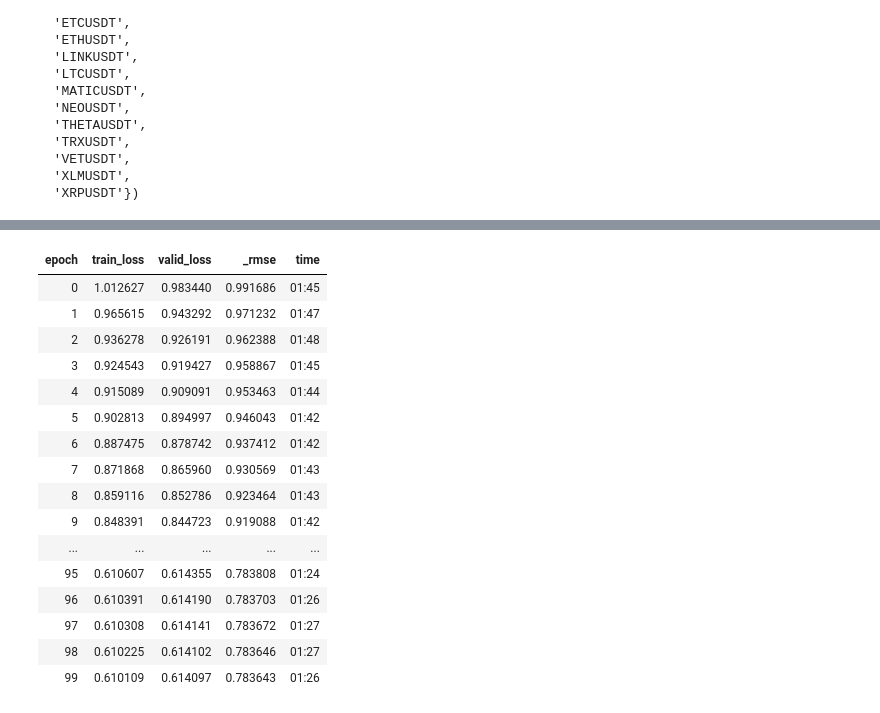
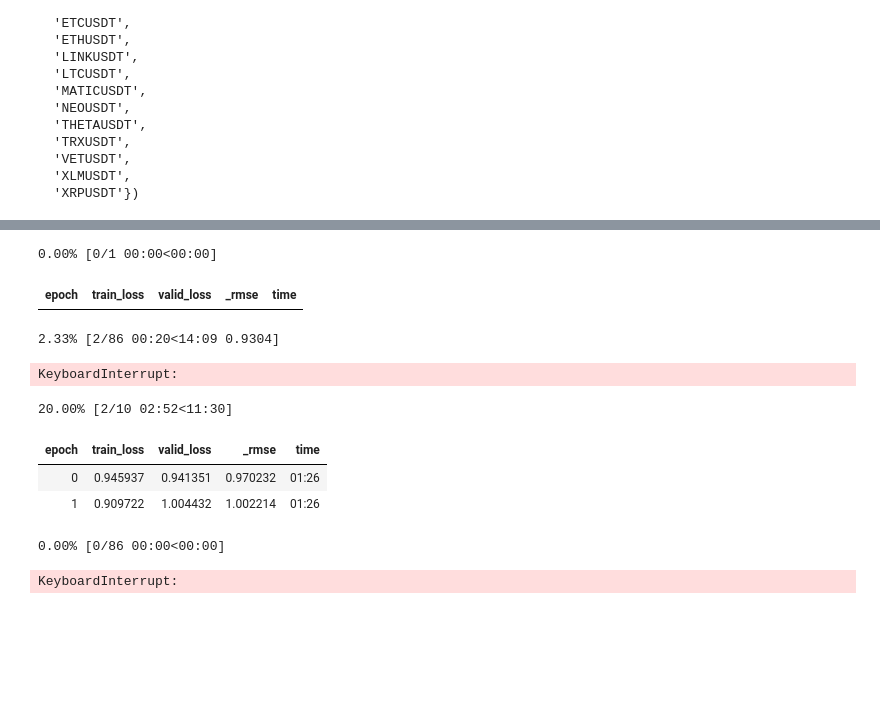
Before and after one commit to strombom/puffin-trader, a Jupyter notebook: BitNet/learn.ipynb, the cells around one changed output, grey strips where cells are left out. Cells and saved outputs as stored; diff of their text form; code cells hidden in the pictures; blank space fills up the shorter version.

```diff
--- a/BitNet/learn.ipynb
+++ b/BitNet/learn.ipynb
@@ -72,2 +95,2 @@ SuggestedLRs(lr_min=0.010000000149011612, lr_steep=0.005248074419796467)
-# %%
-learn = tabular_learner(dls, lr=0.006, metrics=rmse)
+# %%
+learn.fit(1, lr=3e-2)
@@ -73,0 +100,2 @@ learn = tabular_learner(dls, lr=0.006, metrics=rmse)
+# %%
+learn.fit(1, lr=3e-4)
@@ -74,23 +105,19 @@ learn = tabular_learner(dls, lr=0.006, metrics=rmse)
+# %%
+learn.fit(1, lr=4e-4)
+# %% [output]
+0.00% [0/1 00:00<00:00]
+| epoch | train_loss | valid_loss | _rmse | time |
+2.33% [2/86 00:20<14:09 0.9304]
+KeyboardInterrupt:
 # %%
-learn.fit_one_cycle(100)
+learn.fit_one_cycle(10, lr_max=3e-2)
 # %% [output]
+20.00% [2/10 02:52<11:30]
 | epoch | train_loss | valid_loss | _rmse | time |
-| 0 | 1.012627 | 0.983440 | 0.991686 | 01:45 |
-| 1 | 0.965615 | 0.943292 | 0.971232 | 01:47 |
-| 2 | 0.936278 | 0.926191 | 0.962388 | 01:48 |
-| 3 | 0.924543 | 0.919427 | 0.958867 | 01:45 |
-| 4 | 0.915089 | 0.909091 | 0.953463 | 01:44 |
-| 5 | 0.902813 | 0.894997 | 0.946043 | 01:42 |
-| 6 | 0.887475 | 0.878742 | 0.937412 | 01:42 |
-| 7 | 0.871868 | 0.865960 | 0.930569 | 01:43 |
-| 8 | 0.859116 | 0.852786 | 0.923464 | 01:43 |
-| 9 | 0.848391 | 0.844723 | 0.919088 | 01:42 |
-| ... | ... | ... | ... | ... |
-| 95 | 0.610607 | 0.614355 | 0.783808 | 01:24 |
-| 96 | 0.610391 | 0.614190 | 0.783703 | 01:26 |
-| 97 | 0.610308 | 0.614141 | 0.783672 | 01:27 |
-| 98 | 0.610225 | 0.614102 | 0.783646 | 01:27 |
-| 99 | 0.610109 | 0.614097 | 0.783643 | 01:26 |
+| 0 | 0.945937 | 0.941351 | 0.970232 | 01:26 |
+| 1 | 0.909722 | 1.004432 | 1.002214 | 01:26 |
+0.00% [0/86 00:00<00:00]
+KeyboardInterrupt:
 # %%
 learn.show_results(max_n=50)
 # %% [output]
```
Also changed, not shown: parts of 12 cells of this notebook, 20 other files.
